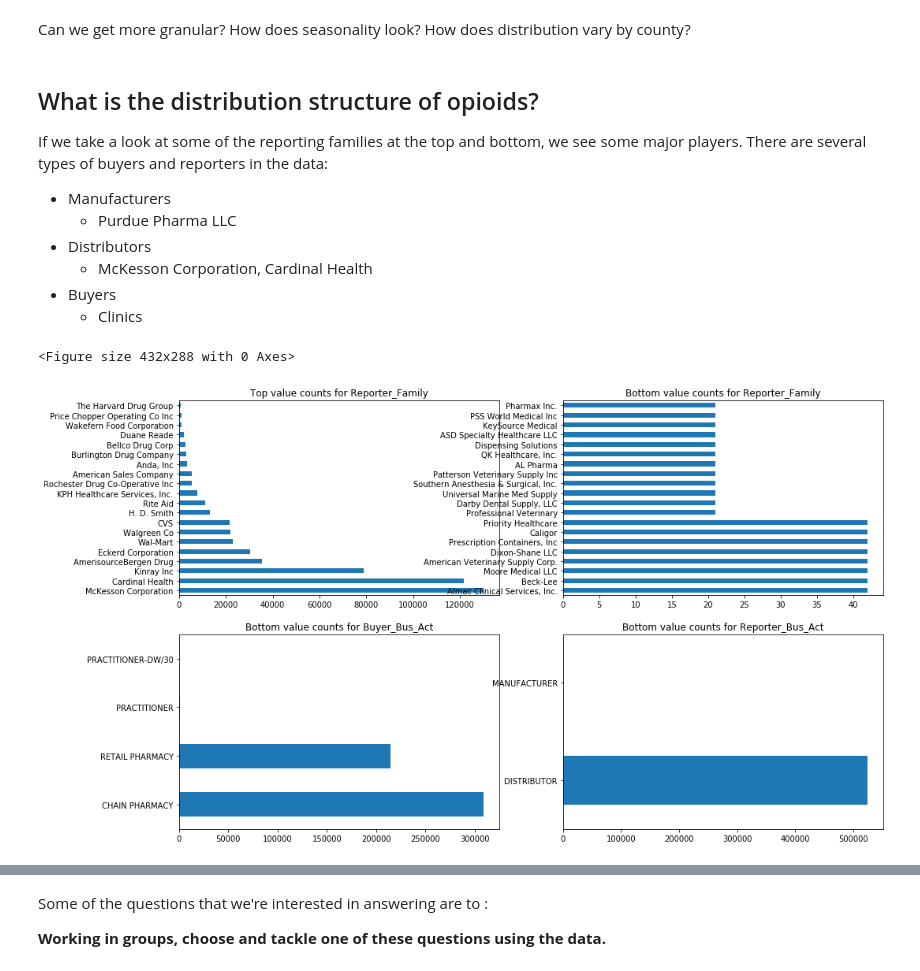
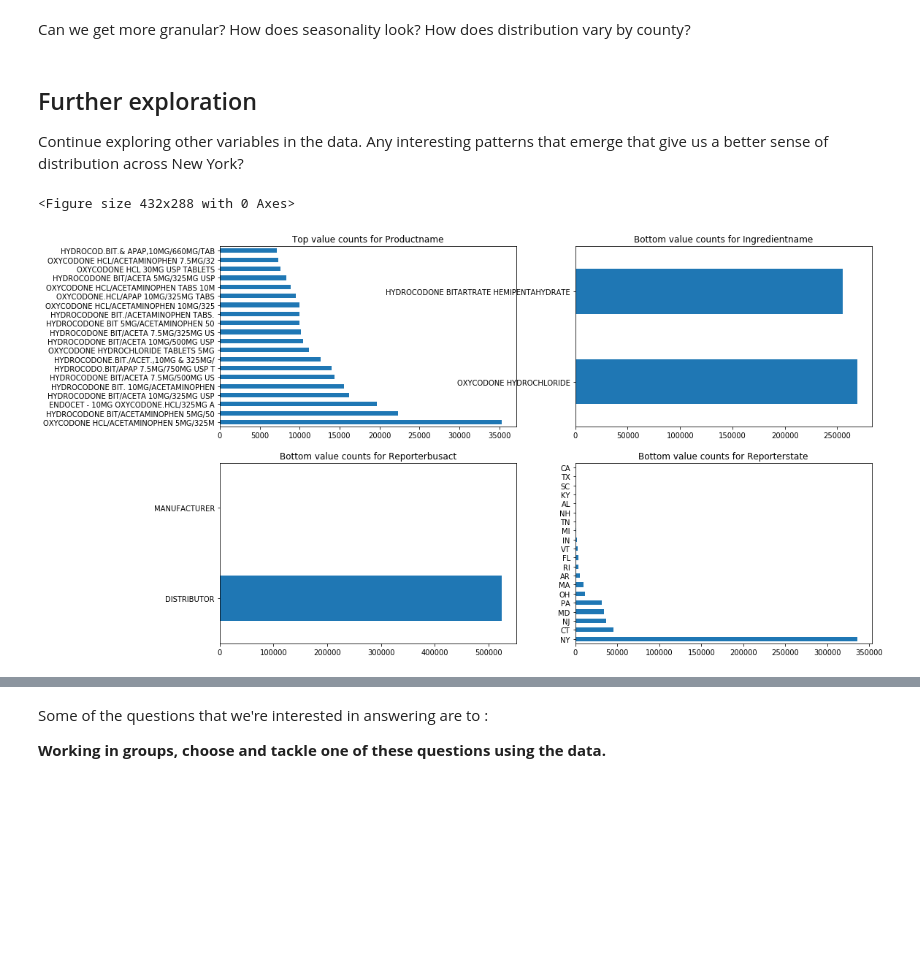
Before and after one commit to jessicambs/hacknights, a Jupyter notebook: opioid-analytics/01_opioid-distribution-prescription-patterns.ipynb, the cells around one changed output, grey strips where cells are left out. Drawn from its saved outputs; the diff is of its cells as text; code cells hidden in the pictures; blank space fills up the shorter version.

Commit message:
Change out value count charts.

```diff
--- a/opioid-analytics/01_opioid-distribution-prescription-patterns.ipynb
+++ b/opioid-analytics/01_opioid-distribution-prescription-patterns.ipynb
@@ -241,42 +251,36 @@ Can we get more granular? How does seasonality look? How does distribution vary
 ## NDC NO
 ## Looking at the product name
-# %% [markdown]
-## What is the distribution structure of opioids?
-
-If we take a look at some of the reporting families at the top and bottom, we see some major players. There are several types of buyers and reporters in the data:
-- Manufacturers
-    - Purdue Pharma LLC
-- Distributors
-    - McKesson Corporation, Cardinal Health
-- Buyers
-    - Clinics
+# %% [markdown]
+## Further exploration
+
+Continue exploring other variables in the data. Any interesting patterns that emerge that give us a better sense of distribution across New York?
 # %%
 fig = plt.figure()
 
 plt.figure(figsize=(16,10))
 
 
 def plot_value_counts(series, top_results=True, limit=20):
 
     if top_results:
         return series.value_counts()[:limit].plot.barh()
 
     return series.value_counts()[-limit:].plot.barh()
 
-plot_params = [('Reporter_family', True, 20),
-               ('Reporter_family', False, 20),
-               ('BUYER_BUS_ACT', False, 20),
-               ('REPORTER_BUS_ACT', False, 20)
+plot_params = [('Product_Name', True, 20),
+               ('Ingredient_Name', False, 20),
+               ('REPORTER_BUS_ACT', False, 20),
+               ('REPORTER_STATE', False, 20)
               ]
 
 for i, plot_param in enumerate(plot_params):
     ax = plt.subplot(2,2,i+1)
 
     col, select_top_vals, val_limit = plot_param
     plot_value_counts(arcos[col], select_top_vals, val_limit)
     ax.set_title('{} value counts for {}'.format(
         'Top' if select_top_vals is True else 'Bottom',
-        col.replace(' ', '').title()))
+        col.replace('_', '').title()))
 # %% [output]
 <Figure size 432x288 with 0 Axes>
-[figure, old version]
+[figure, new version]
```
Also changed, not shown: parts of 7 cells of this notebook.
